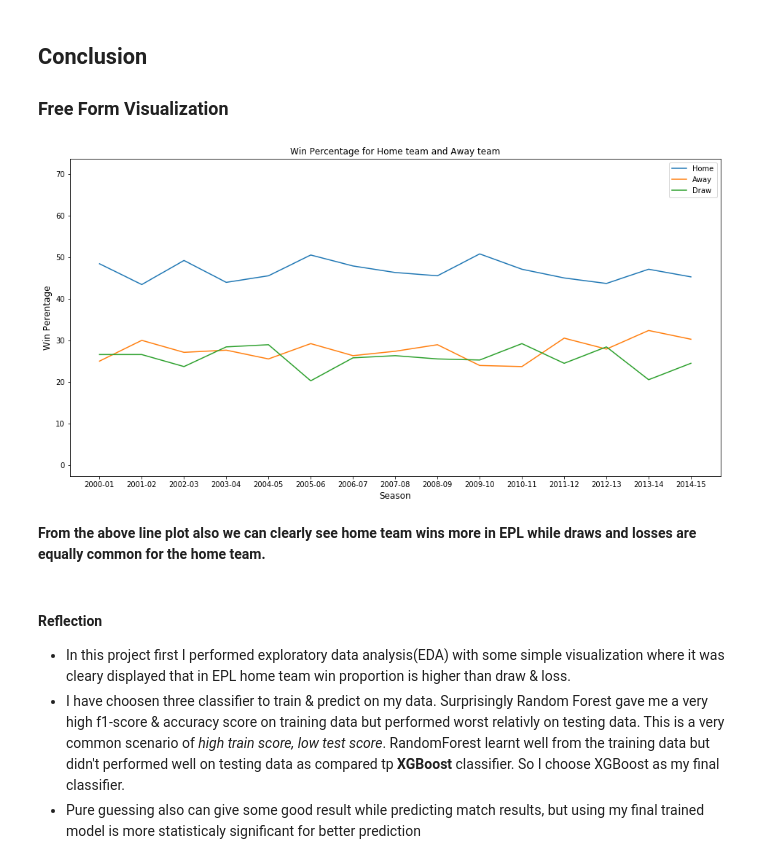
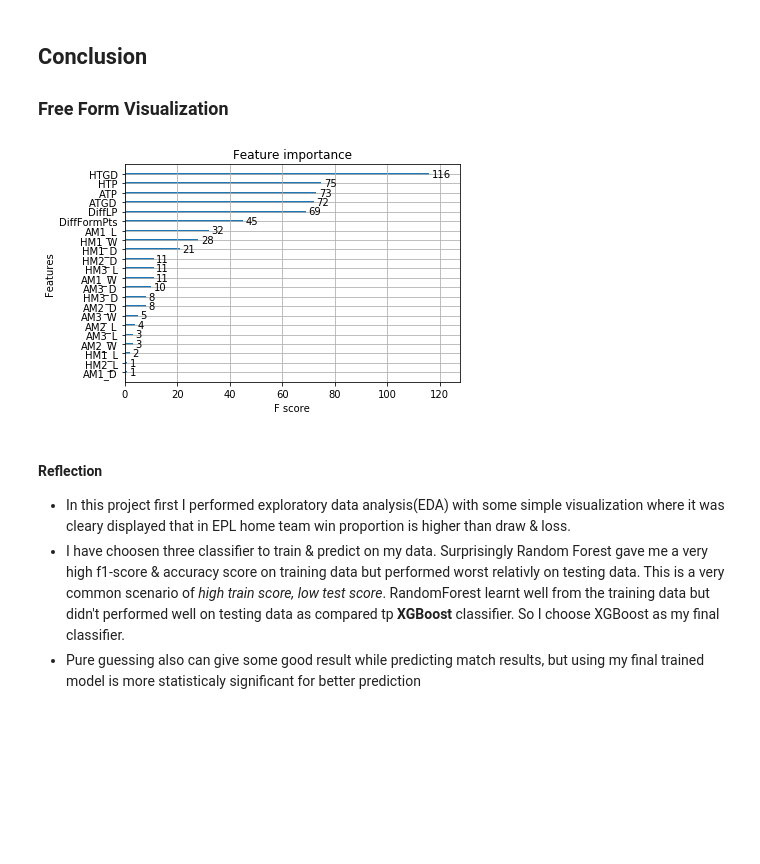
Before and after one commit to dhruboj/MLND, a Jupyter notebook: projects/capstone/My_Capstone_Report.ipynb, the cells around one changed output. Drawn from its saved outputs; the diff is of its cells as text; code cells hidden in the pictures; blank space fills up the shorter version.

```diff
--- a/projects/capstone/My_Capstone_Report.ipynb
+++ b/projects/capstone/My_Capstone_Report.ipynb
@@ -582,19 +582,18 @@ By using my final model we can predict the results of an EPL game which is stati
 # %% [markdown]
 ## Conclusion
 ### Free Form Visualization
-# %%
-# Lets visualize a line plot of the win percentages for different parameters for different seasons
-ax = result_prop.T.plot(figsize = [16,8], title = 'Win Percentage for Home team and Away team')
-ax.margins(y=.75)
-ax.set_xlabel('Season', size =12)
-ax.set_ylabel('Win Perentage', size =12)
-plt.xticks( np.arange(15), ('2000-01', '2001-02', '2002-03', '2003-04', '2004-05', '2005-06', '2006-07', '2007-08',
-                            '2008-09', '2009-10', '2010-11', '2011-12', '2012-13', '2013-14', '2014-15') )
-plt.show()
-# %% [output]
-[figure, removed]
-# %% [markdown]
-**From the above line plot also we can clearly see home team wins more in EPL while draws and losses are equally common for the home team.**
+# %%
+clf = xgb.XGBClassifier(seed=2)
+clf.fit(X_train, y_train)
+# TODO: Extract the feature importances using .feature_importances_
+importances = clf.feature_importances_
+
+from xgboost import plot_importance
+# plot feature importance
+plot_importance(clf)
+plt.show()
+# %% [output]
+[figure, added]
 # %% [markdown]
 #### Reflection
 
```
Also changed, not shown: 5 other files.
